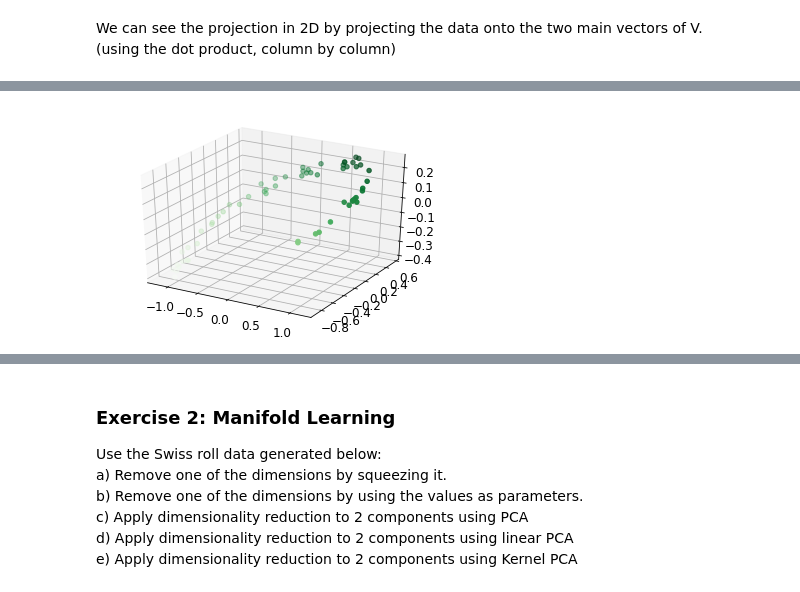
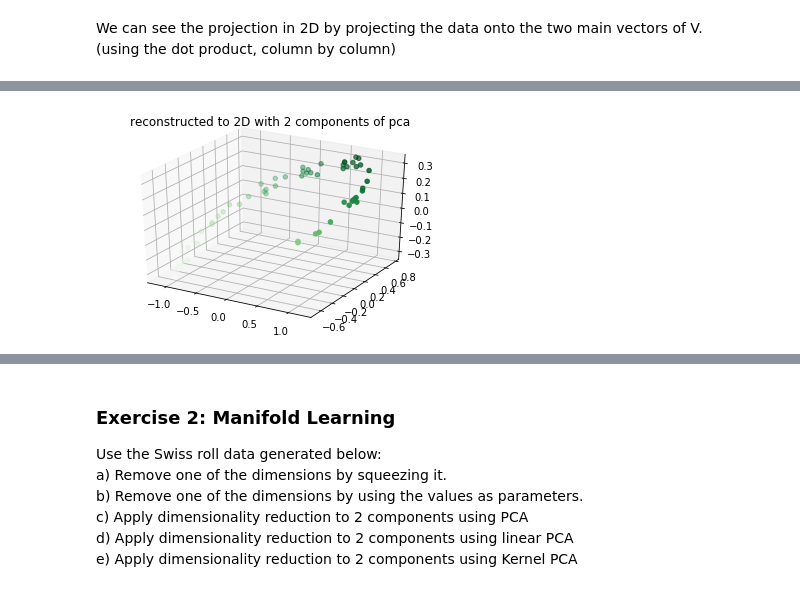
Before and after one commit to dtrad/geoml_course, a Jupyter notebook: Practice15DimRed.ipynb, the cells around one changed output, grey strips where cells are left out. Cells and saved outputs as stored; diff of their text form; code cells hidden in the pictures.

```diff
--- a/Practice15DimRed.ipynb
+++ b/Practice15DimRed.ipynb
@@ -210,8 +272,9 @@ plt.show()
 # %%
-X3D_inv = X2D.dot(Vt[:2, :])
+X3D_inv = pca.inverse_transform(X2D)
 fig = plt.figure()
 ax = plt.axes(projection='3d')
 ax.scatter3D(X3D_inv[:,0],X3D_inv[:,1], X3D_inv[:,2],c=X3D_inv[:,2], cmap='Greens');
+plt.title('reconstructed to 2D with 2 components of pca')
 plt.show()
 # %% [output]
-[figure, old version]
+[figure, new version]
```
Also changed, not shown: parts of 32 cells of this notebook.
